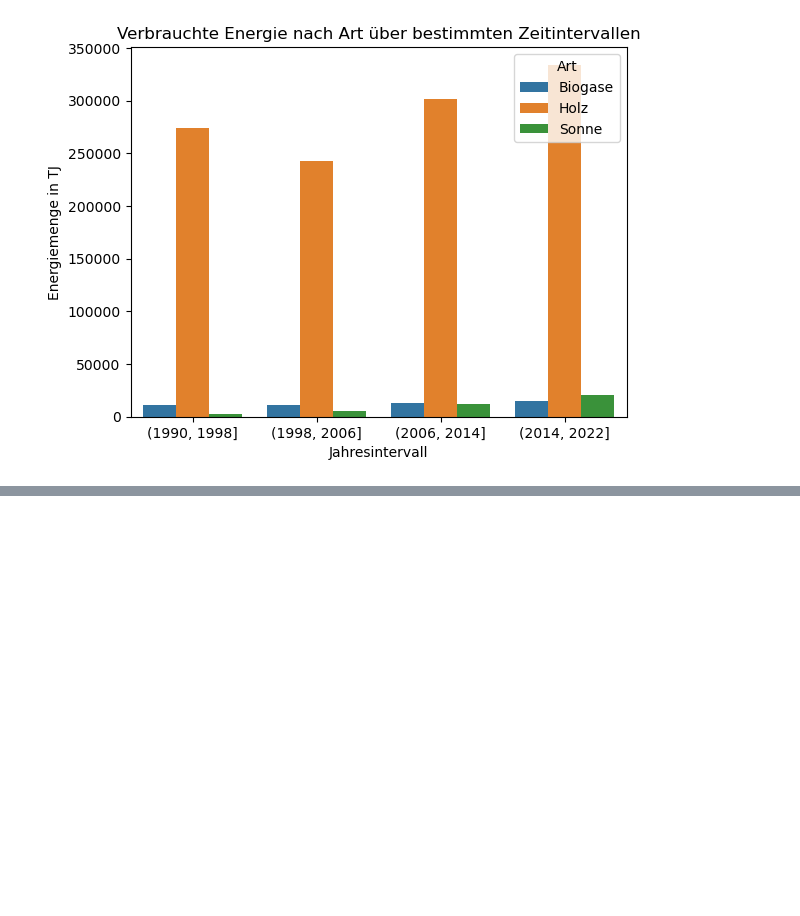
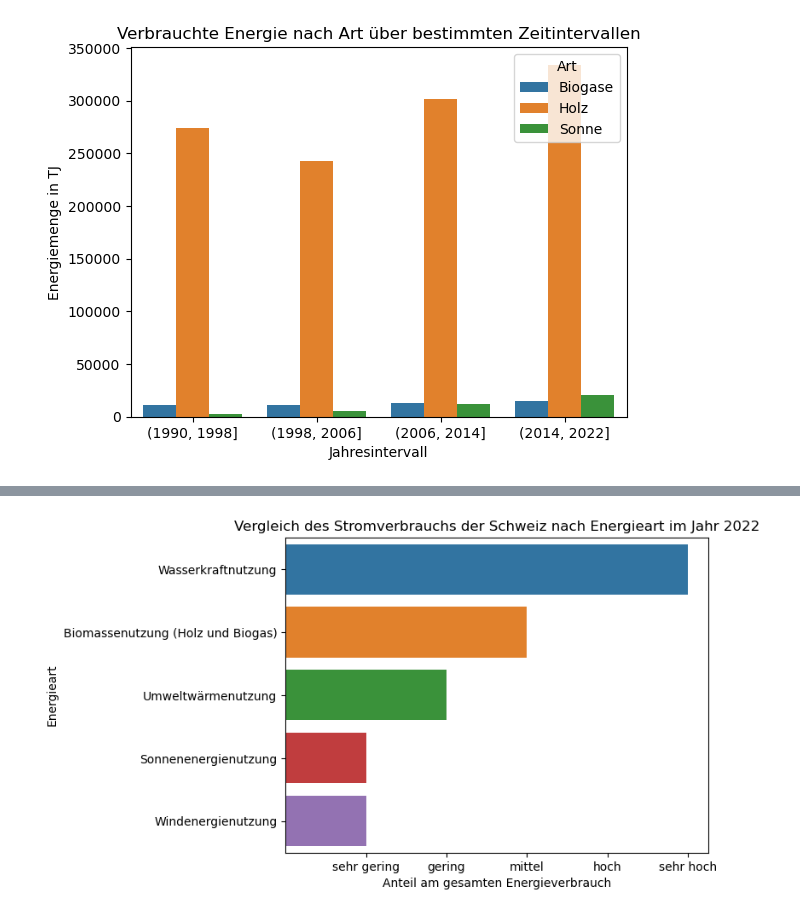
Before and after one commit to buesst1/gdv, a Jupyter notebook: notebooks/LE3.ipynb, the cells around one changed output, grey strips where cells are left out. Drawn from its saved outputs; the diff is of its cells as text; code cells hidden in the pictures; blank space fills up the shorter version.

```diff
--- a/notebooks/LE3.ipynb
+++ b/notebooks/LE3.ipynb
@@ -119,3 +119,15 @@ plt.show()
 | 10 | (2014, 2022] | Holz | 334207.289538 |
 | 11 | (2014, 2022] | Sonne | 20567.520000 |
 [figure]
+# %%
+df = list(pd.read_excel("../data/je-d-08.03.02.03.xlsx", [1], header=4, index_col=0).values())[0].iloc[2:12]
+
+df = df.loc[["Wasserkraftnutzung", "Sonnenenergienutzung", "Umweltwärmenutzung", "Biomassenutzung (Holz und Biogas)", "Windenergienutzung"]]
+labels = ["sehr gering", "gering", "mittel", "hoch", "sehr hoch"]
+
+df["Anteil"] = pd.cut(df["Anteile in %"], 5, labels=labels)
+df['Ordinaler_Rang'] = df['Anteil'].cat.codes + 1
+
+df = df.reset_index(names="Energieart")
+
+df
@@ -121,0 +141,10 @@ plt.show()
+# %%
+sns.barplot(data=df.sort_values("Ordinaler_Rang", ascending=False), y='Energieart', x='Ordinaler_Rang')
+plt.xticks(ticks=range(min(df.Ordinaler_Rang), max(df.Ordinaler_Rang)+1), labels=labels)
+
+plt.xlabel("Anteil am gesamten Energieverbrauch")
+plt.ylabel("Energieart")
+plt.title("Vergleich des Stromverbrauchs der Schweiz nach Energieart im Jahr 2022")
+plt.show()
+# %% [output]
+[figure, added]
```
Also changed, not shown: parts of 1 cell of this notebook, 1 other file.
